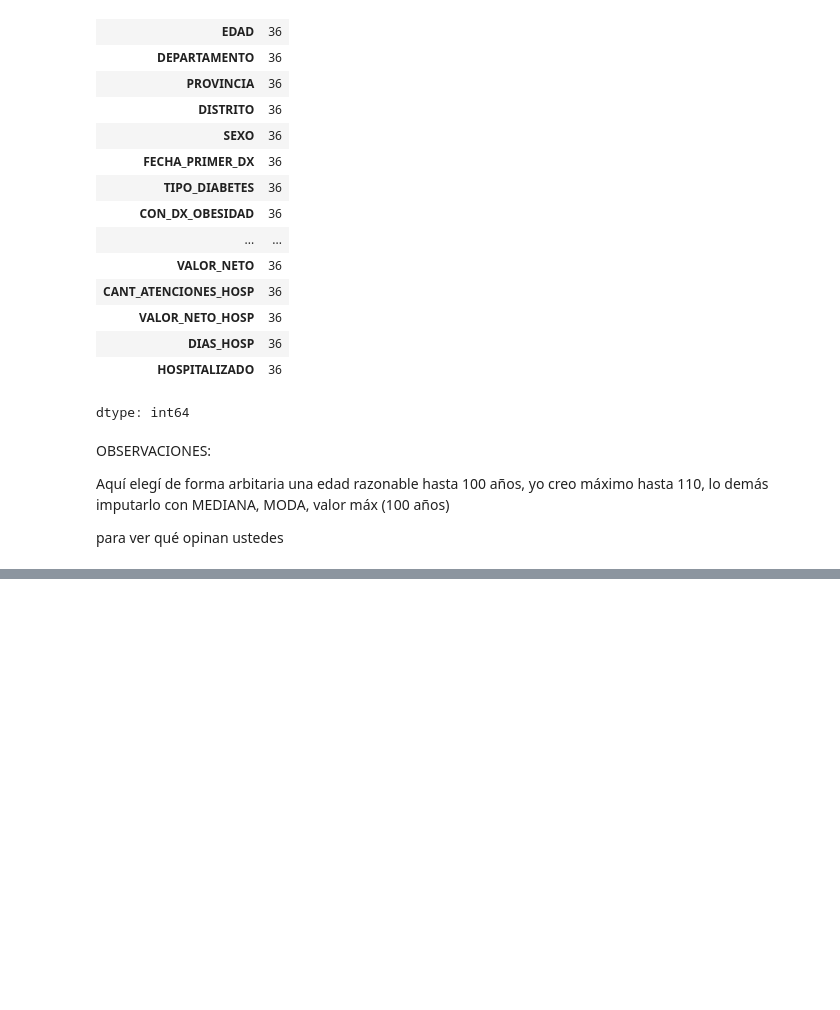
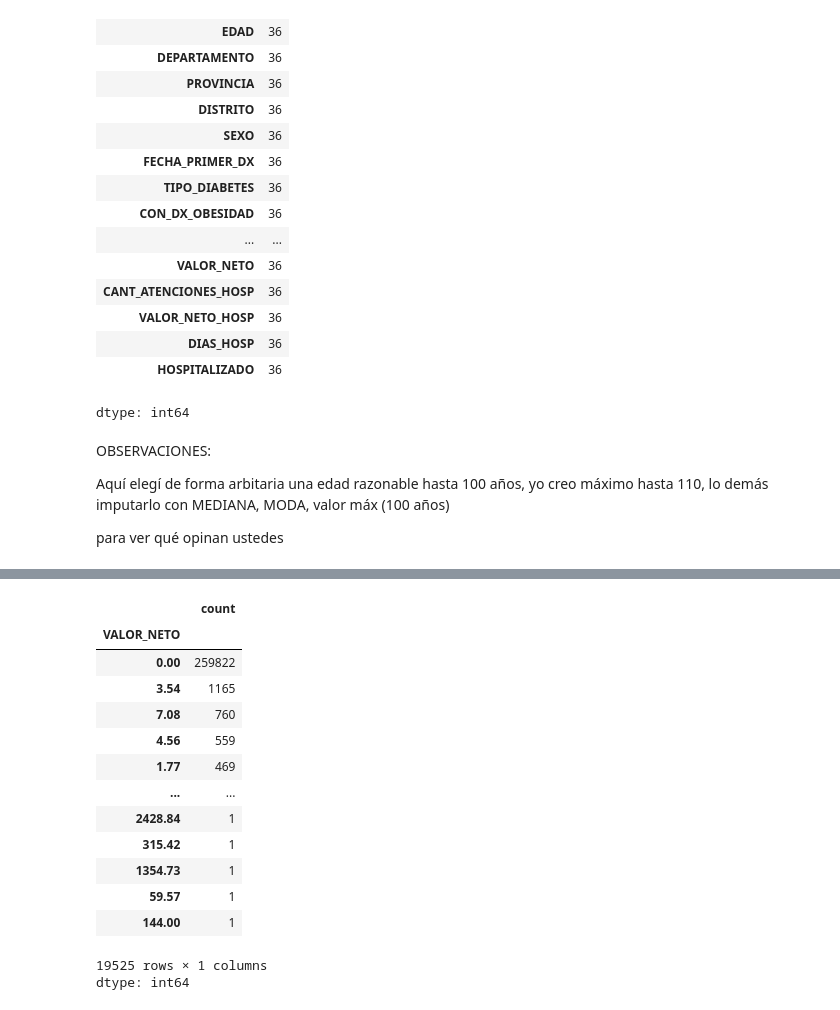
Before and after one commit to Sergius-DS/elecciOn_datasets, a Jupyter notebook: Dataset_Reducido.ipynb, the cells around one changed output, grey strips where cells are left out. Drawn from its saved outputs; the diff is of its cells as text; code cells hidden in the pictures; blank space fills up the shorter version.

```diff
--- a/Dataset_Reducido.ipynb
+++ b/Dataset_Reducido.ipynb
@@ -191,0 +215,18 @@ para ver qué opinan ustedes
+# %%
+ds['VALOR_NETO'].value_counts()
+# %% [output]
+|  | count |
+| VALOR_NETO |  |
+| 0.00 | 259822 |
+| 3.54 | 1165 |
+| 7.08 | 760 |
+| 4.56 | 559 |
+| 1.77 | 469 |
+| ... | ... |
+| 2428.84 | 1 |
+| 315.42 | 1 |
+| 1354.73 | 1 |
+| 59.57 | 1 |
+| 144.00 | 1 |
+19525 rows × 1 columns
+dtype: int64
```
Also changed, not shown: parts of 5 cells of this notebook.
